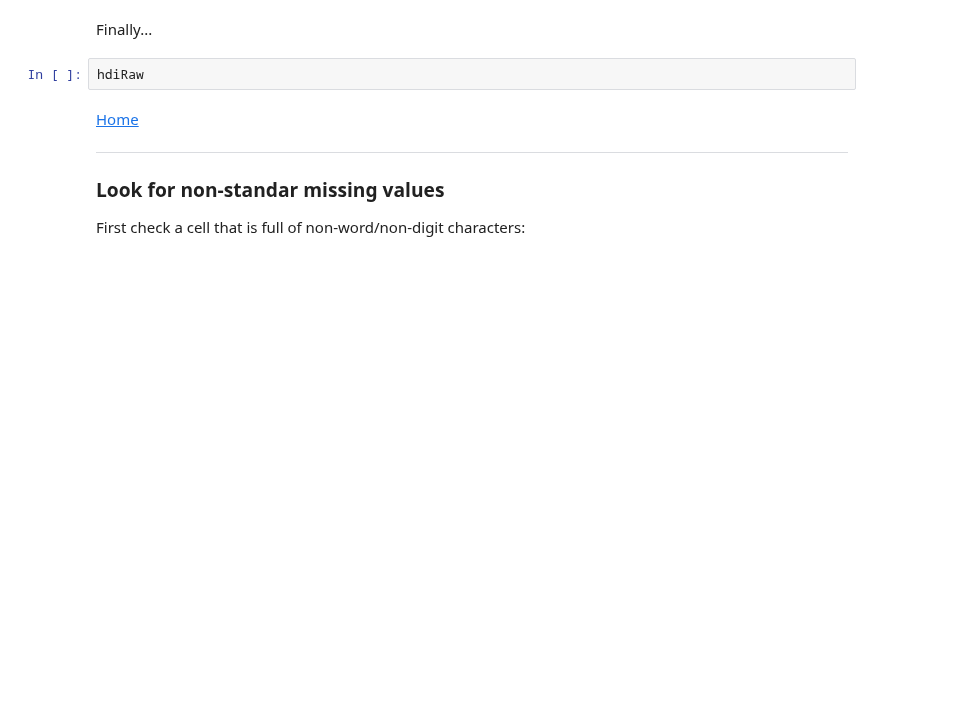
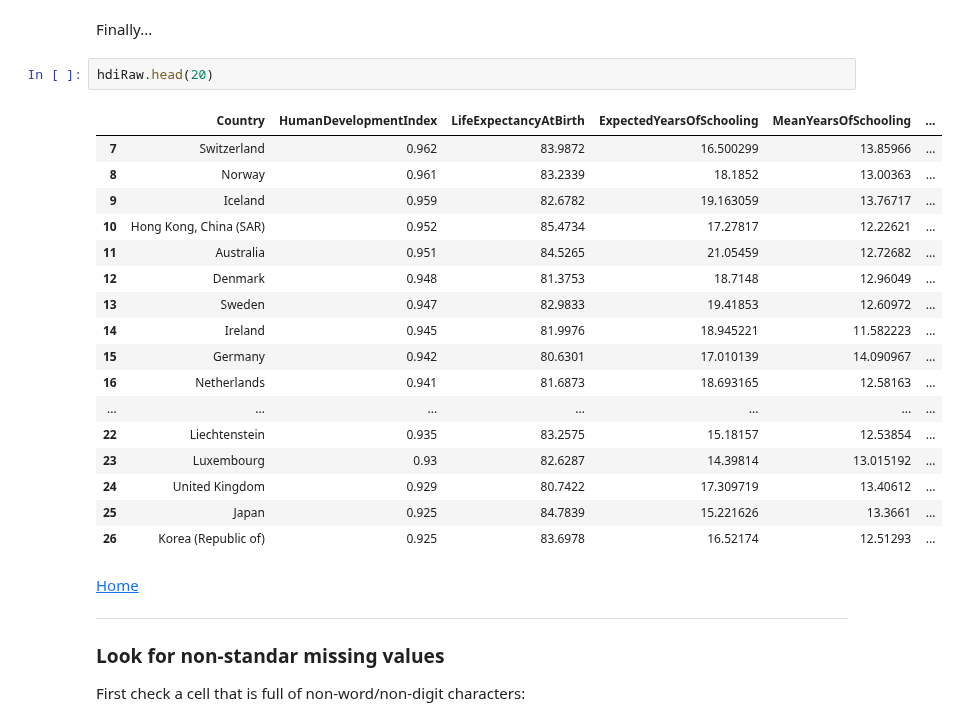
Before and after one commit to eScienceWinterSchool/PythonSession, a Jupyter notebook: index.ipynb, the cells around one changed output. Saved outputs shown, nothing was run; the diff lists cells and outputs as text; blank space fills up the shorter version.

```diff
--- a/index.ipynb
+++ b/index.ipynb
@@ -187,7 +388,25 @@ hdiRaw.columns=hdiRaw.columns.str.replace(" ",'',regex=False)
 # %% [markdown]
 Finally...
 # %%
-hdiRaw
+hdiRaw.head(20)
+# %% [output]
+|  | Country | HumanDevelopmentIndex | LifeExpectancyAtBirth | ExpectedYearsOfSchooling | MeanYearsOfSchooling | ... |
+| 7 | Switzerland | 0.962 | 83.9872 | 16.500299 | 13.85966 | ... |
+| 8 | Norway | 0.961 | 83.2339 | 18.1852 | 13.00363 | ... |
+| 9 | Iceland | 0.959 | 82.6782 | 19.163059 | 13.76717 | ... |
+| 10 | Hong Kong, China (SAR) | 0.952 | 85.4734 | 17.27817 | 12.22621 | ... |
+| 11 | Australia | 0.951 | 84.5265 | 21.05459 | 12.72682 | ... |
+| 12 | Denmark | 0.948 | 81.3753 | 18.7148 | 12.96049 | ... |
+| 13 | Sweden | 0.947 | 82.9833 | 19.41853 | 12.60972 | ... |
+| 14 | Ireland | 0.945 | 81.9976 | 18.945221 | 11.582223 | ... |
+| 15 | Germany | 0.942 | 80.6301 | 17.010139 | 14.090967 | ... |
+| 16 | Netherlands | 0.941 | 81.6873 | 18.693165 | 12.58163 | ... |
+| ... | ... | ... | ... | ... | ... | ... |
+| 22 | Liechtenstein | 0.935 | 83.2575 | 15.18157 | 12.53854 | ... |
+| 23 | Luxembourg | 0.93 | 82.6287 | 14.39814 | 13.015192 | ... |
+| 24 | United Kingdom | 0.929 | 80.7422 | 17.309719 | 13.40612 | ... |
+| 25 | Japan | 0.925 | 84.7839 | 15.221626 | 13.3661 | ... |
+| 26 | Korea (Republic of) | 0.925 | 83.6978 | 16.52174 | 12.51293 | ... |
 # %% [markdown]
 [Home](#home)
 ______
```
Also changed, not shown: parts of 76 cells of this notebook, 2 other files.
